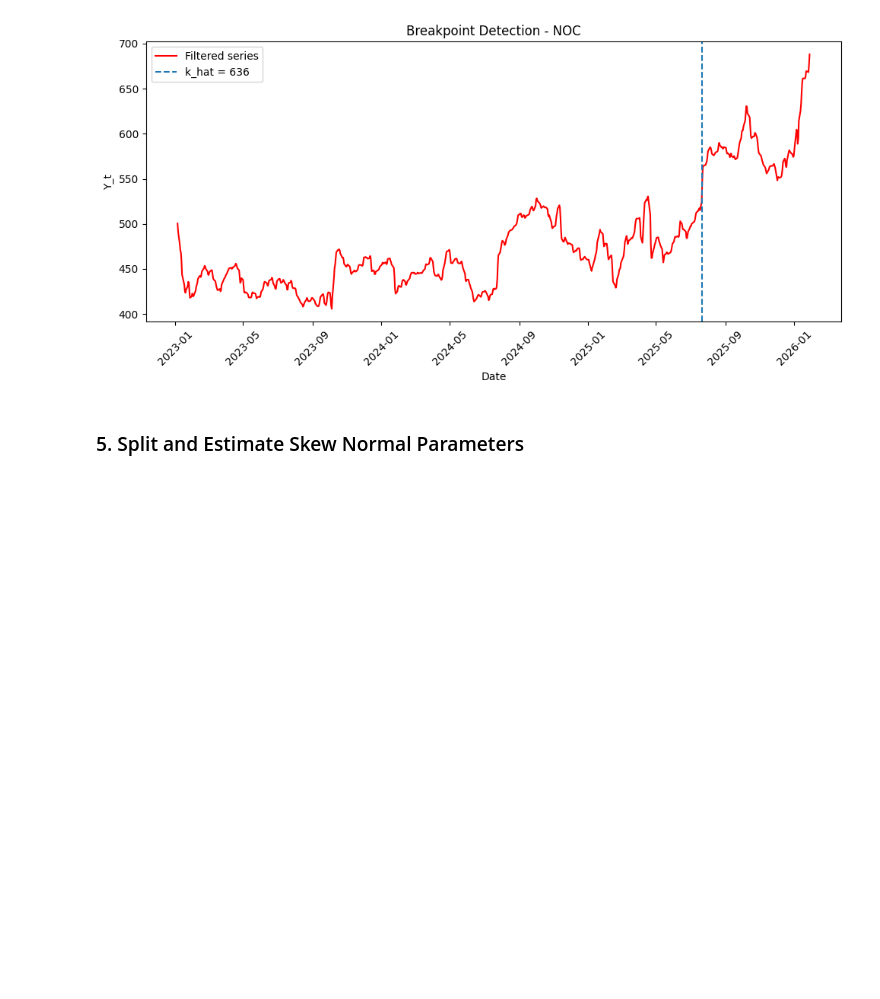
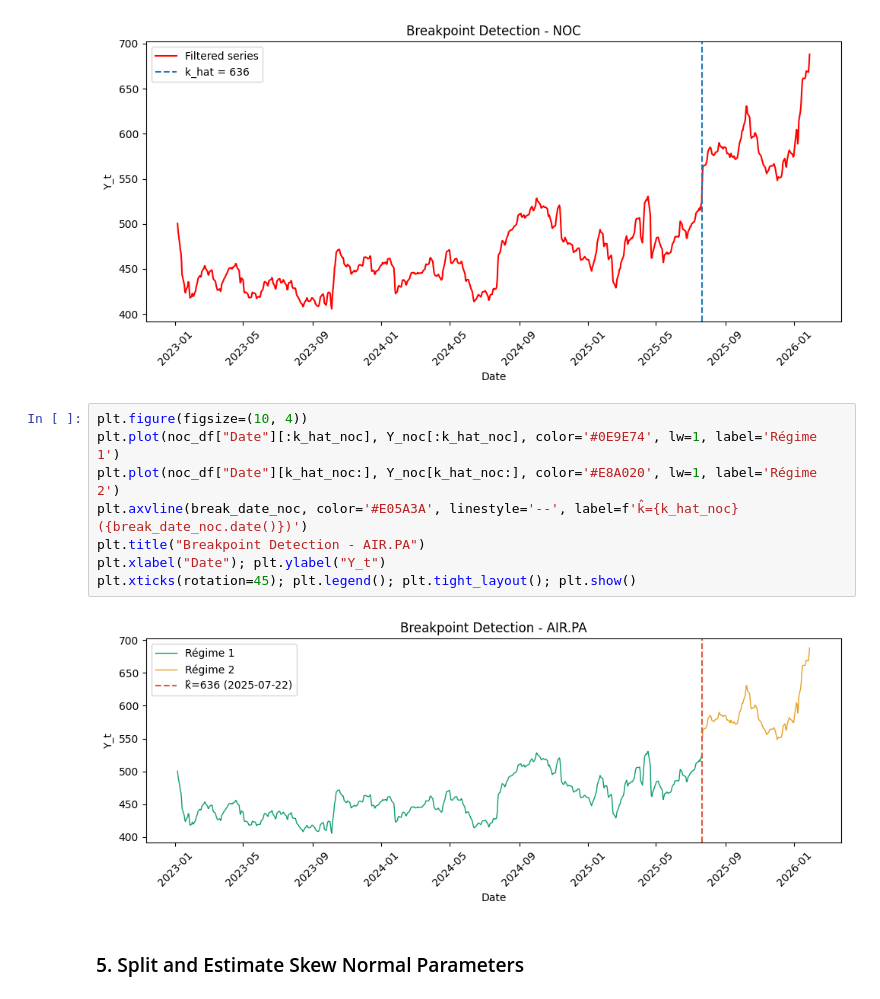
Before and after one commit to SokhengDin/Projet-Series-Temporelle-S4, a Jupyter notebook: results/notebook/veasna_notebook.ipynb, the cells around one changed output. Cells and saved outputs as stored; diff of their text form; blank space fills up the shorter version.

```diff
--- a/results/notebook/veasna_notebook.ipynb
+++ b/results/notebook/veasna_notebook.ipynb
@@ -205,6 +215,16 @@ plt.tight_layout()
 plt.show()
 # %% [output]
 [figure]
+# %%
+plt.figure(figsize=(10, 4))
+plt.plot(noc_df["Date"][:k_hat_noc], Y_noc[:k_hat_noc], color='#0E9E74', lw=1, label='Régime 1')
+plt.plot(noc_df["Date"][k_hat_noc:], Y_noc[k_hat_noc:], color='#E8A020', lw=1, label='Régime 2')
+plt.axvline(break_date_noc, color='#E05A3A', linestyle='--', label=f'k̂={k_hat_noc} ({break_date_noc.date()})')
+plt.title("Breakpoint Detection - AIR.PA")
+plt.xlabel("Date"); plt.ylabel("Y_t")
+plt.xticks(rotation=45); plt.legend(); plt.tight_layout(); plt.show()
+# %% [output]
+[figure, added]
 # %% [markdown]
 ### 5. Split and Estimate Skew Normal Parameters
 # %%
```
Also changed, not shown: parts of 8 cells of this notebook, 5 other files.
